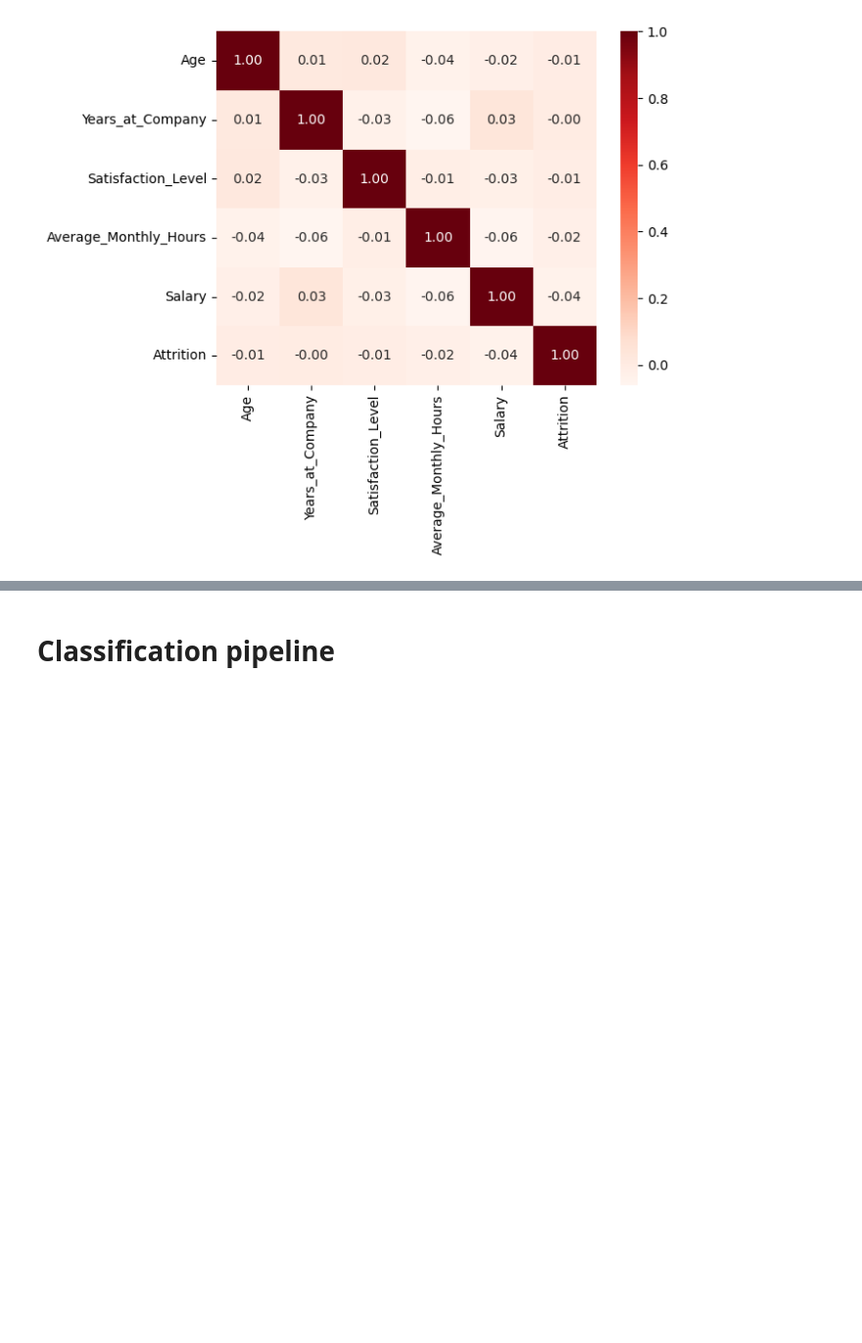
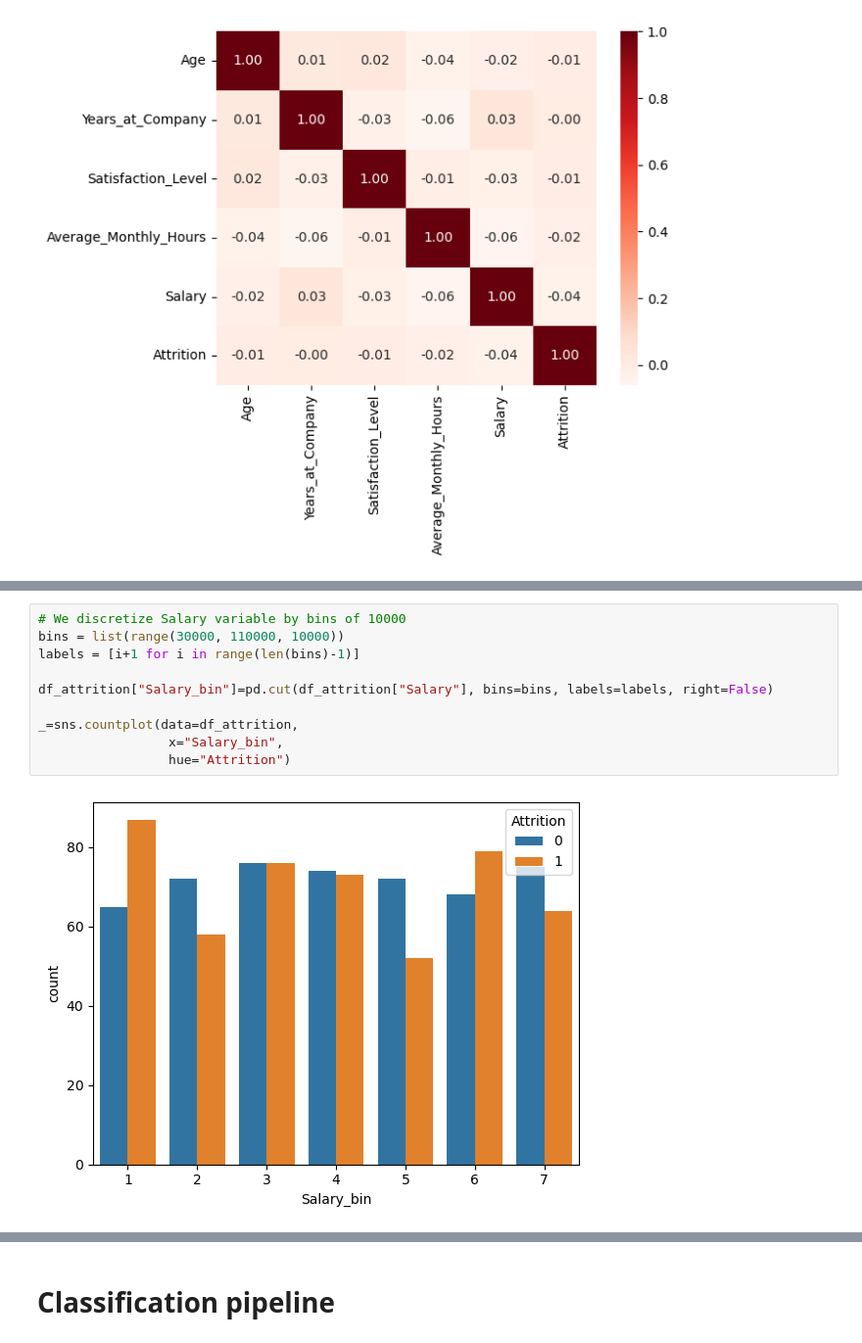
Before and after one commit to elissamim/attrition, a Jupyter notebook: notebooks/attrition_classification.ipynb, the cells around one changed output, grey strips where cells are left out. Shown at 98% size. Saved outputs shown, nothing was run; the diff lists cells and outputs as text; blank space fills up the shorter version.

```diff
--- a/notebooks/attrition_classification.ipynb
+++ b/notebooks/attrition_classification.ipynb
@@ -358,0 +373,12 @@ _ = sns.heatmap(df_attrition[numerical_columns + target_column].corr(),
+# %%
+# We discretize Salary variable by bins of 10000
+bins = list(range(30000, 110000, 10000))
+labels = [i+1 for i in range(len(bins)-1)]
+
+df_attrition["Salary_bin"]=pd.cut(df_attrition["Salary"], bins=bins, labels=labels, right=False)
+
+_=sns.countplot(data=df_attrition,
+                 x="Salary_bin",
+                 hue="Attrition")
+# %% [output]
+[figure, added]
```
Also changed, not shown: parts of 11 cells of this notebook.
